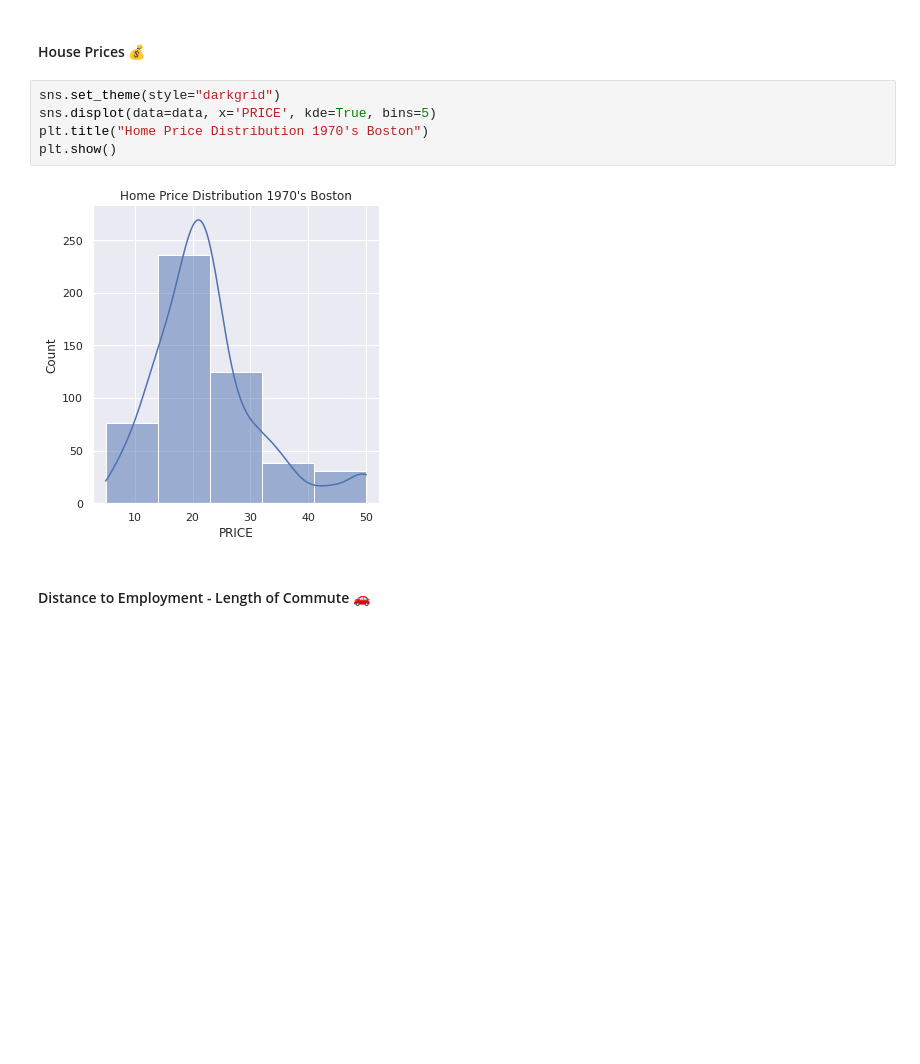
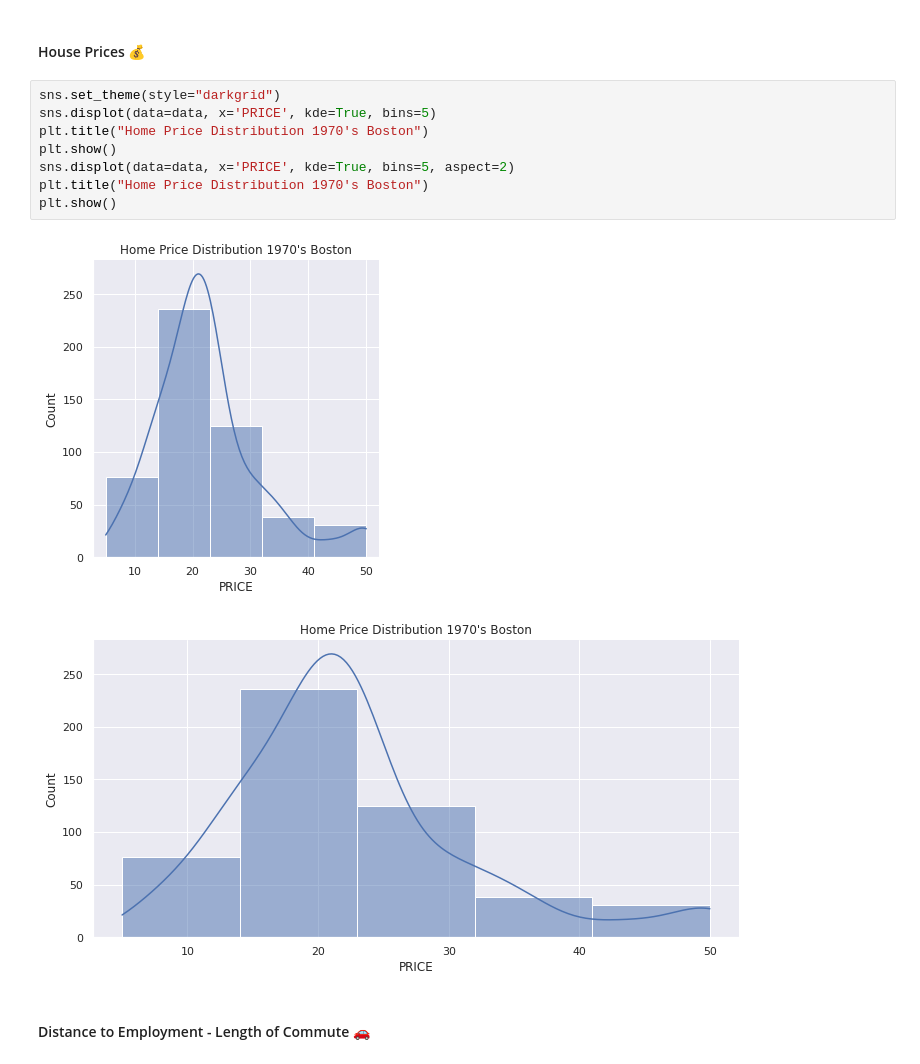
Before and after one commit to WilliamSpanfelner/day-80-Predict_House_Prices, a Jupyter notebook: day_80_Multivariable_Regression_and_Valuation_Model.ipynb, the cells around one changed output. Saved outputs shown, nothing was run; the diff lists cells and outputs as text; blank space fills up the shorter version.

```diff
--- a/day_80_Multivariable_Regression_and_Valuation_Model.ipynb
+++ b/day_80_Multivariable_Regression_and_Valuation_Model.ipynb
@@ -213,10 +213,14 @@ What do you notice in the distributions of the data?
 # %%
 sns.set_theme(style="darkgrid")
 sns.displot(data=data, x='PRICE', kde=True, bins=5)
 plt.title("Home Price Distribution 1970's Boston")
 plt.show()
+sns.displot(data=data, x='PRICE', kde=True, bins=5, aspect=2)
+plt.title("Home Price Distribution 1970's Boston")
+plt.show()
 # %% [output]
 [figure]
+[figure, added]
 # %% [markdown]
 #### Distance to Employment - Length of Commute 🚗
 # %%
```
Also changed, not shown: parts of 41 cells of this notebook.
